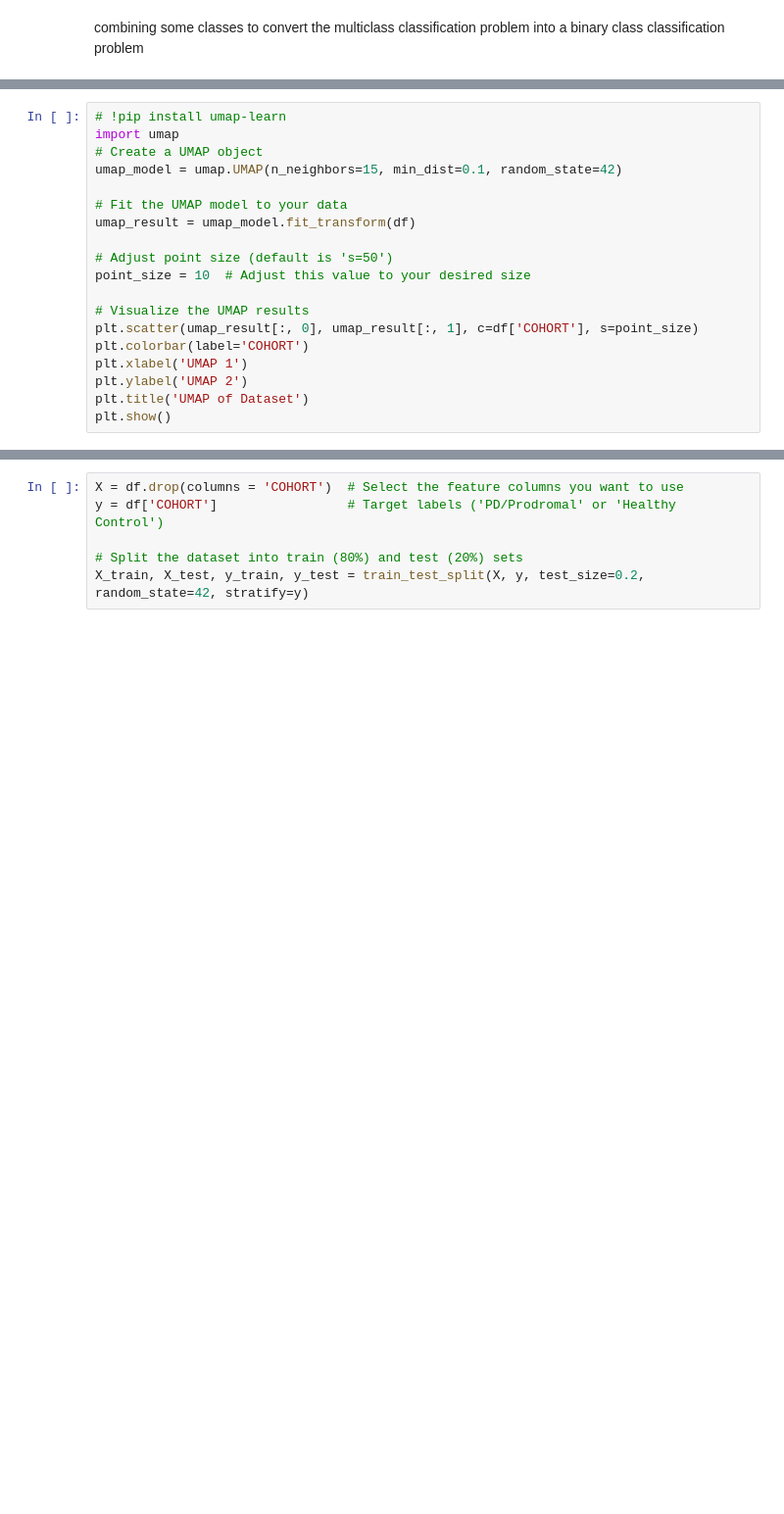
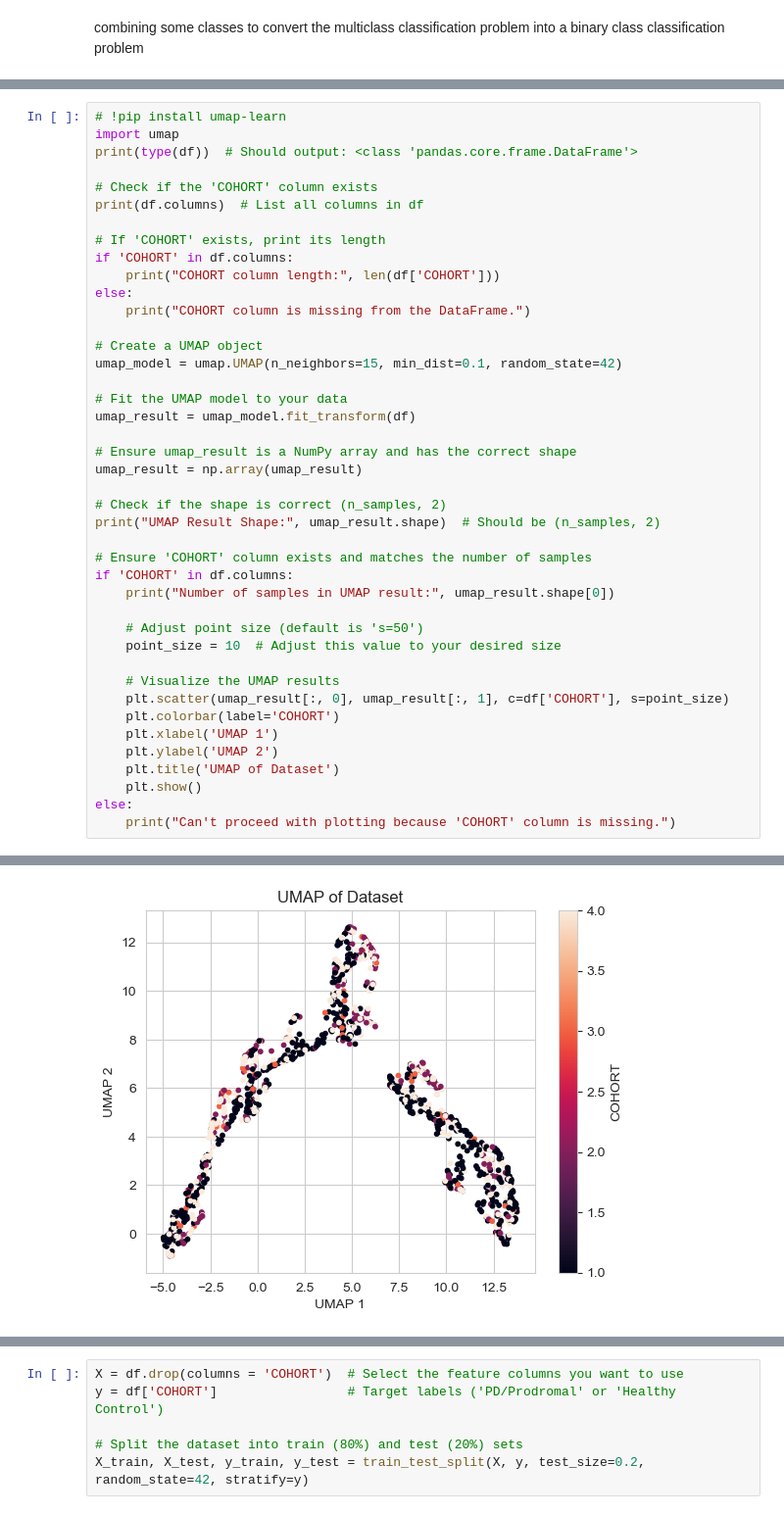
Before and after one commit to theshamiksinha/ParkinsonX, a Jupyter notebook: code.ipynb, the cells around one changed output, grey strips where cells are left out. Shown at 98% size. Saved outputs shown, nothing was run; the diff lists cells and outputs as text; blank space fills up the shorter version.

```diff
--- a/code.ipynb
+++ b/code.ipynb
@@ -205,20 +216,43 @@ KeyError: "['EDUCYRS', 'age_LP', 'duration', 'duration_yrs', 'fampd_bin', 'Stage
 # %%
 # !pip install umap-learn
 import umap
+print(type(df))  # Should output: <class 'pandas.core.frame.DataFrame'>
+
+# Check if the 'COHORT' column exists
+print(df.columns)  # List all columns in df
+
+# If 'COHORT' exists, print its length
+if 'COHORT' in df.columns:
+    print("COHORT column length:", len(df['COHORT']))
+else:
+    print("COHORT column is missing from the DataFrame.")
+
 # Create a UMAP object
 umap_model = umap.UMAP(n_neighbors=15, min_dist=0.1, random_state=42)
 
 # Fit the UMAP model to your data
 umap_result = umap_model.fit_transform(df)
 
-# Adjust point size (default is 's=50')
-point_size = 10  # Adjust this value to your desired size
+# Ensure umap_result is a NumPy array and has the correct shape
+umap_result = np.array(umap_result)
 
-# Visualize the UMAP results
-plt.scatter(umap_result[:, 0], umap_result[:, 1], c=df['COHORT'], s=point_size)
-plt.colorbar(label='COHORT')
-plt.xlabel('UMAP 1')
-plt.ylabel('UMAP 2')
-plt.title('UMAP of Dataset')
-plt.show()
+# Check if the shape is correct (n_samples, 2)
+print("UMAP Result Shape:", umap_result.shape)  # Should be (n_samples, 2)
+
+# Ensure 'COHORT' column exists and matches the number of samples
+if 'COHORT' in df.columns:
+    print("Number of samples in UMAP result:", umap_result.shape[0])
+
+    # Adjust point size (default is 's=50')
+    point_size = 10  # Adjust this value to your desired size
+
+    # Visualize the UMAP results
+    plt.scatter(umap_result[:, 0], umap_result[:, 1], c=df['COHORT'], s=point_size)
+    plt.colorbar(label='COHORT')
+    plt.xlabel('UMAP 1')
+    plt.ylabel('UMAP 2')
+    plt.title('UMAP of Dataset')
+    plt.show()
+else:
+    print("Can't proceed with plotting because 'COHORT' column is missing.")
 # %% [output]
@@ -226,3 +271,4 @@ ValueError: could not convert string to float: '2b'
+[figure, added]
 # %%
 # First, inspect the unique values in the 'Cohort' column to confirm labels
 print(df['COHORT'].unique())
```
Also changed, not shown: parts of 15 cells of this notebook.
